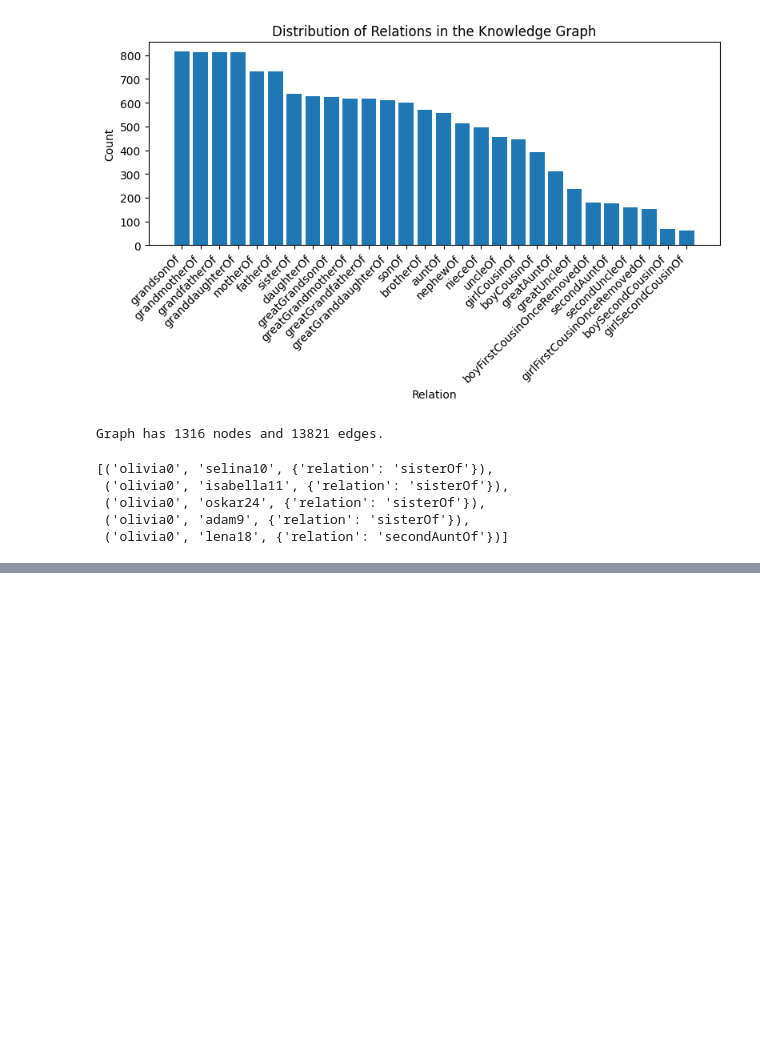
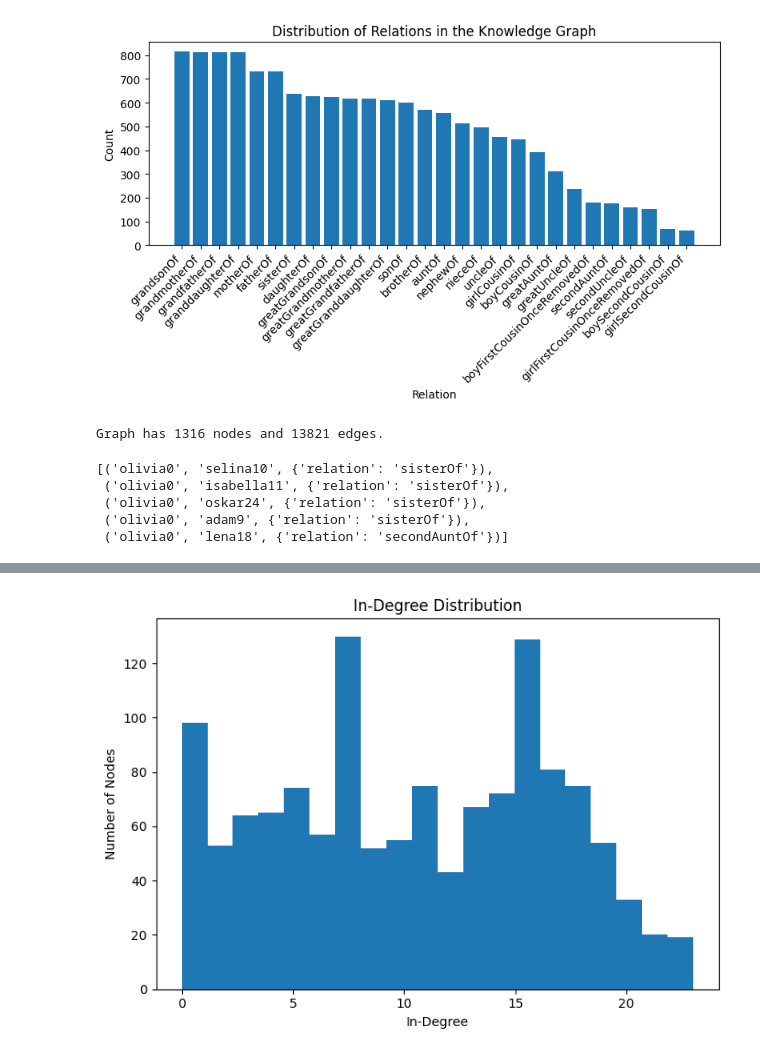
Before and after one commit to phanindragollapalli/A-Study-on-MetaFam-Knowledge-Graph, a Jupyter notebook: scripts/task-1.ipynb, the cells around one changed output, grey strips where cells are left out. Drawn from its saved outputs; the diff is of its cells as text; code cells hidden in the pictures; blank space fills up the shorter version.

Commit message:
found a lot of core graph stats

```diff
--- a/scripts/task-1.ipynb
+++ b/scripts/task-1.ipynb
@@ -155,0 +170,10 @@ list(G.edges(data=True))[:5]
+# %%
+# Degree distribution
+# List of tuples: (node_id, indegree, outdegree)
+degree_tuples = [
+    (node, G.in_degree(node), G.out_degree(node))
+    for node in G.nodes()
+]
+
+# Inspect first few
+degree_tuples[:10]
@@ -155,0 +191,9 @@ list(G.edges(data=True))[:5]
+# %%
+import pandas as pd
+
+degree_df = pd.DataFrame(
+    degree_tuples,
+    columns=["node_id", "in_degree", "out_degree"]
+)
+
+degree_df.head()
@@ -155,0 +207,13 @@ list(G.edges(data=True))[:5]
+# %%
+plt.figure(figsize=(7, 5))
+
+plt.hist(degree_df["in_degree"], bins=20)
+
+plt.xlabel("In-Degree")
+plt.ylabel("Number of Nodes")
+plt.title("In-Degree Distribution")
+
+plt.tight_layout()
+plt.show()
+# %% [output]
+[figure, added]
```
Also changed, not shown: parts of 25 cells of this notebook.
